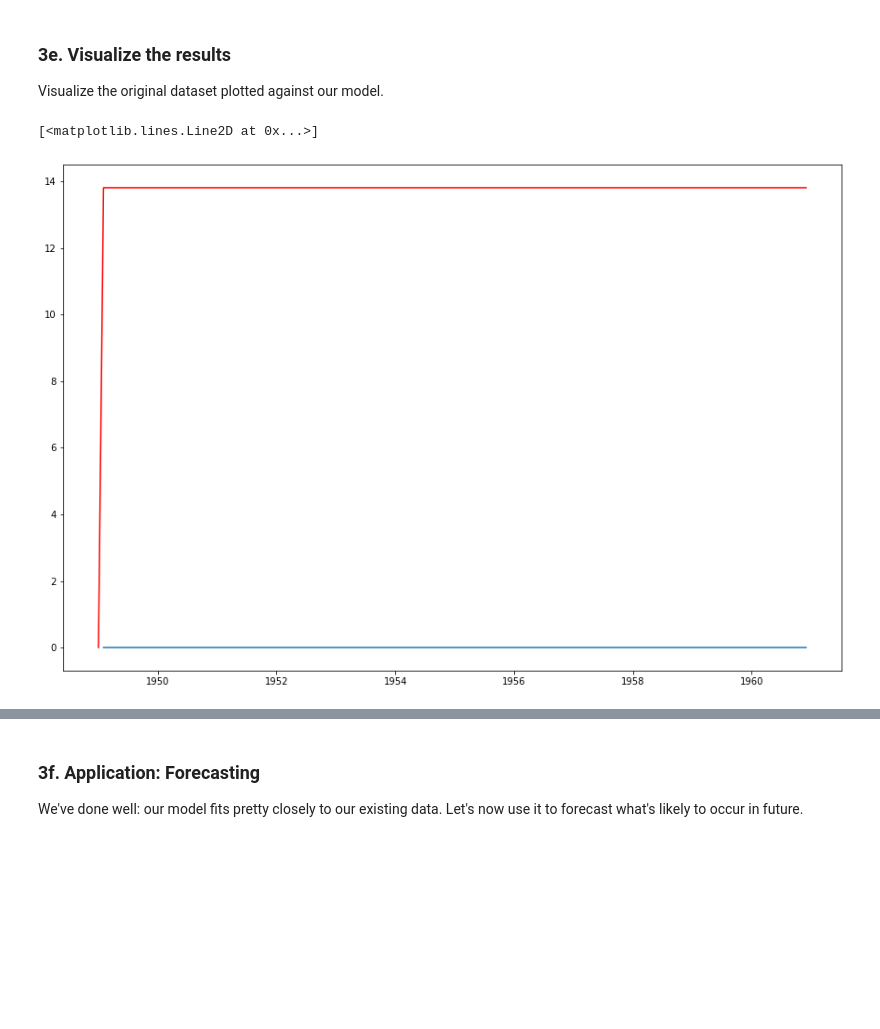
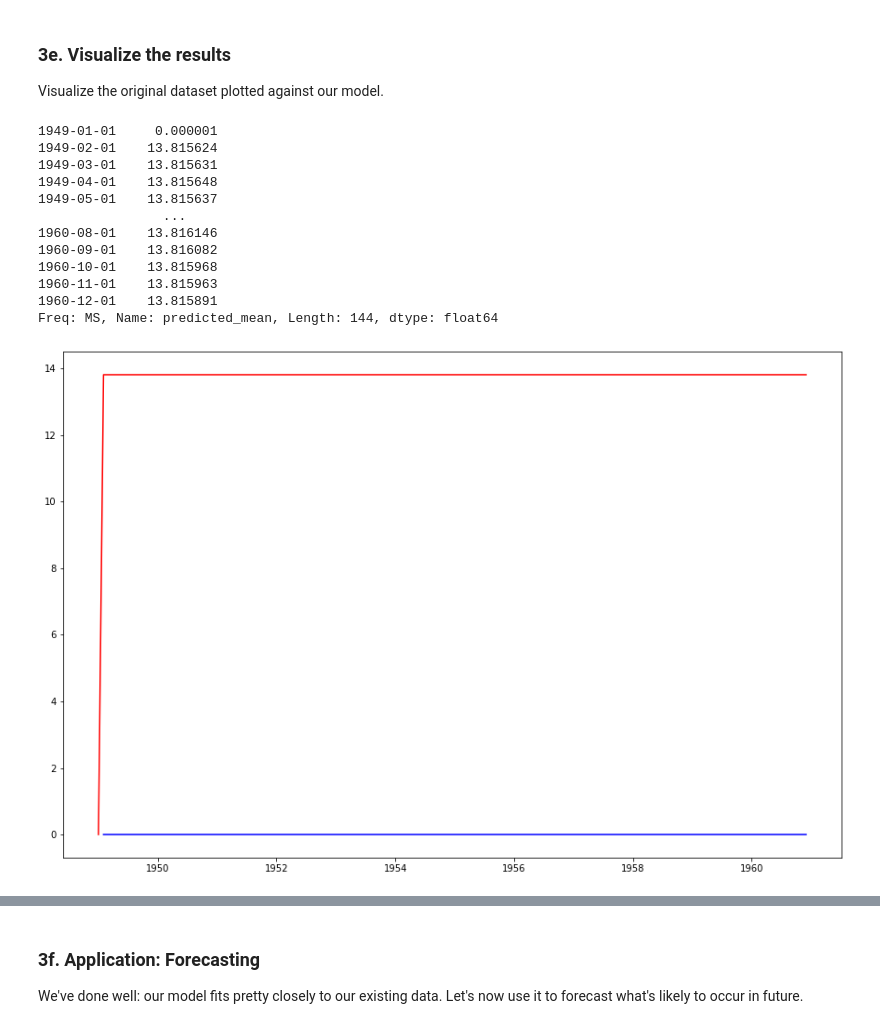
Before and after one commit to karlakum/Cowboys-CigrettesCaseStudy, a Jupyter notebook: Cowboy Cigarettes Case Study - Tier 3.ipynb, the cells around one changed output, grey strips where cells are left out. Cells and saved outputs as stored; diff of their text form; code cells hidden in the pictures; blank space fills up the shorter version.

```diff
--- a/Cowboy Cigarettes Case Study - Tier 3.ipynb
+++ b/Cowboy Cigarettes Case Study - Tier 3.ipynb
@@ -419,6 +424,7 @@ So the best p,d, q, parameters for our ARIMA model are 2, 1, 1 respectively. Now
 p=2
 d=1
 q=1
-model = ARIMA(y_log, order=(p,d,q))
+model = smapi.tsa.arima.ARIMA(y_log, order=(p,d,q), trend = 't')
 model_fit = model.fit()
-forecast = model_fit.forecast(30)
+forecast = model_fit.forecast(24)
+forecast
@@ -455,10 +480,22 @@ Visualize the original dataset plotted against our model.
 # %%
 # Call figure() and plot() on the plt
 
 plt.figure(figsize=(15,10))
-plt.plot(y_log.diff().dropna())
 plt.plot(model_fit.predict(), color = 'red')
-#model_fit.predict()
+plt.plot(y_log.diff().dropna(), color = 'blue')
+
+model_fit.predict()
 # %% [output]
-[<matplotlib.lines.Line2D at 0x...>]
+1949-01-01     0.000001
+1949-02-01    13.815624
+1949-03-01    13.815631
+1949-04-01    13.815648
+1949-05-01    13.815637
+                ...
+1960-08-01    13.816146
+1960-09-01    13.816082
+1960-10-01    13.815968
+1960-11-01    13.815963
+1960-12-01    13.815891
+Freq: MS, Name: predicted_mean, Length: 144, dtype: float64
-[figure, old version]
+[figure, new version]
```
Also changed, not shown: parts of 7 cells of this notebook.
